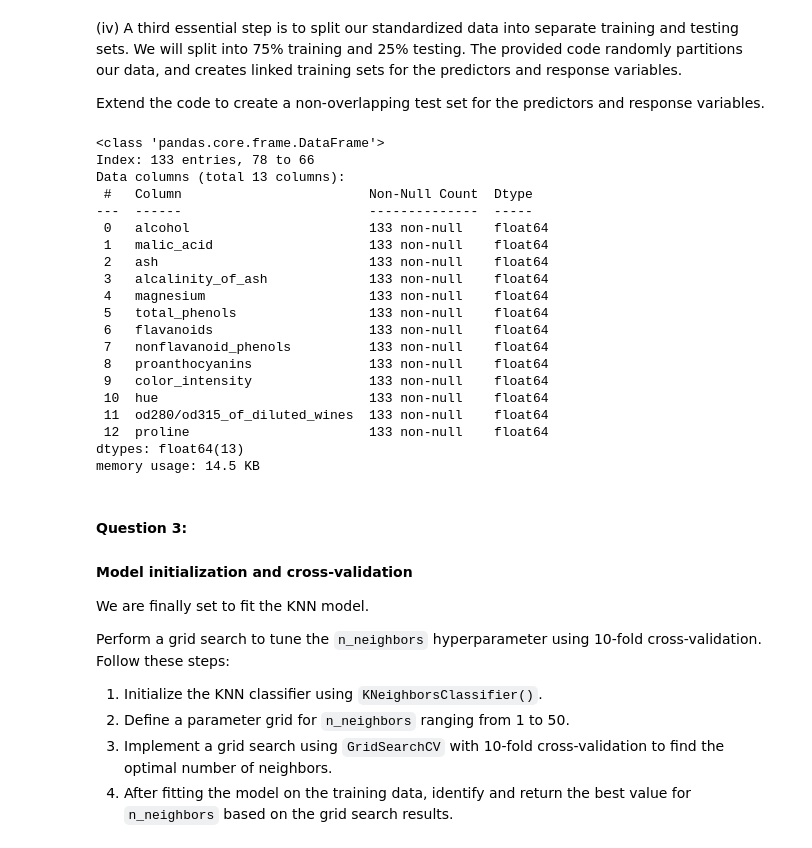
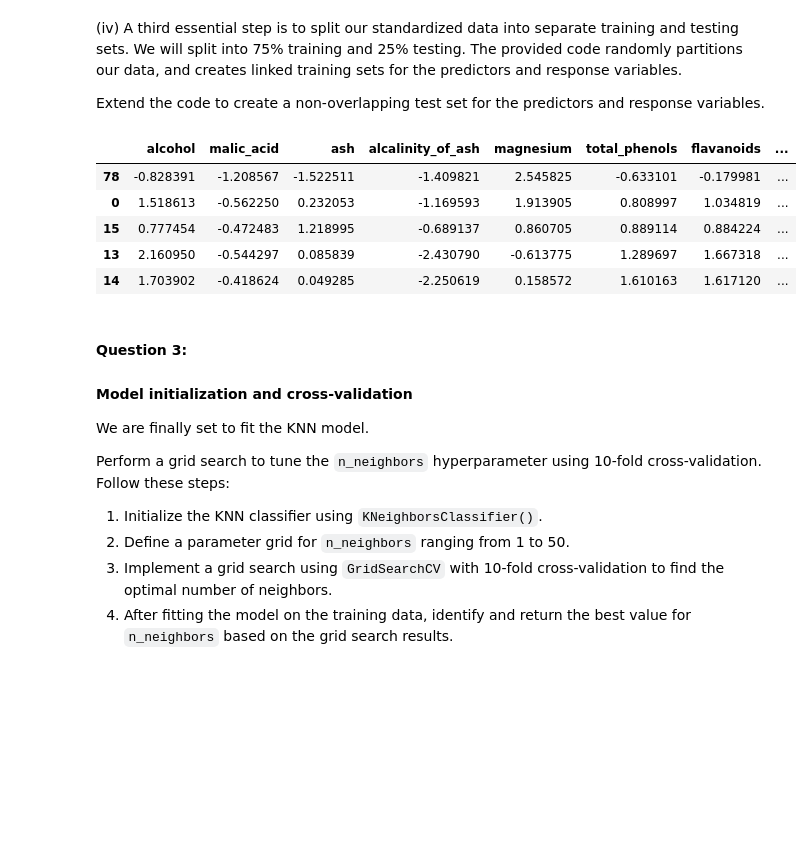
Before and after one commit to yulizhang11/LCR, a Jupyter notebook: 02_activities/assignments/assignment_1.ipynb, the cells around one changed output. Drawn from its saved outputs; the diff is of its cells as text; code cells hidden in the pictures; blank space fills up the shorter version.

```diff
--- a/02_activities/assignments/assignment_1.ipynb
+++ b/02_activities/assignments/assignment_1.ipynb
@@ -207,27 +214,13 @@ wine_train, wine_test = train_test_split(
 )
 # %%
-wine_train.info()
+wine_train.head()
 # %% [output]
-<class 'pandas.core.frame.DataFrame'>
-Index: 133 entries, 78 to 66
-Data columns (total 13 columns):
- #   Column                        Non-Null Count  Dtype
----  ------                        --------------  -----
- 0   alcohol                       133 non-null    float64
- 1   malic_acid                    133 non-null    float64
- 2   ash                           133 non-null    float64
- 3   alcalinity_of_ash             133 non-null    float64
- 4   magnesium                     133 non-null    float64
- 5   total_phenols                 133 non-null    float64
- 6   flavanoids                    133 non-null    float64
- 7   nonflavanoid_phenols          133 non-null    float64
- 8   proanthocyanins               133 non-null    float64
- 9   color_intensity               133 non-null    float64
- 10  hue                           133 non-null    float64
- 11  od280/od315_of_diluted_wines  133 non-null    float64
- 12  proline                       133 non-null    float64
-dtypes: float64(13)
-memory usage: 14.5 KB
+|  | alcohol | malic_acid | ash | alcalinity_of_ash | magnesium | total_phenols | flavanoids | ... |
+| 78 | -0.828391 | -1.208567 | -1.522511 | -1.409821 | 2.545825 | -0.633101 | -0.179981 | ... |
+| 0 | 1.518613 | -0.562250 | 0.232053 | -1.169593 | 1.913905 | 0.808997 | 1.034819 | ... |
+| 15 | 0.777454 | -0.472483 | 1.218995 | -0.689137 | 0.860705 | 0.889114 | 0.884224 | ... |
+| 13 | 2.160950 | -0.544297 | 0.085839 | -2.430790 | -0.613775 | 1.289697 | 1.667318 | ... |
+| 14 | 1.703902 | -0.418624 | 0.049285 | -2.250619 | 0.158572 | 1.610163 | 1.617120 | ... |
 # %% [markdown]
 #### **Question 3:**
 #### Model initialization and cross-validation
```
Also changed, not shown: parts of 14 cells of this notebook.
